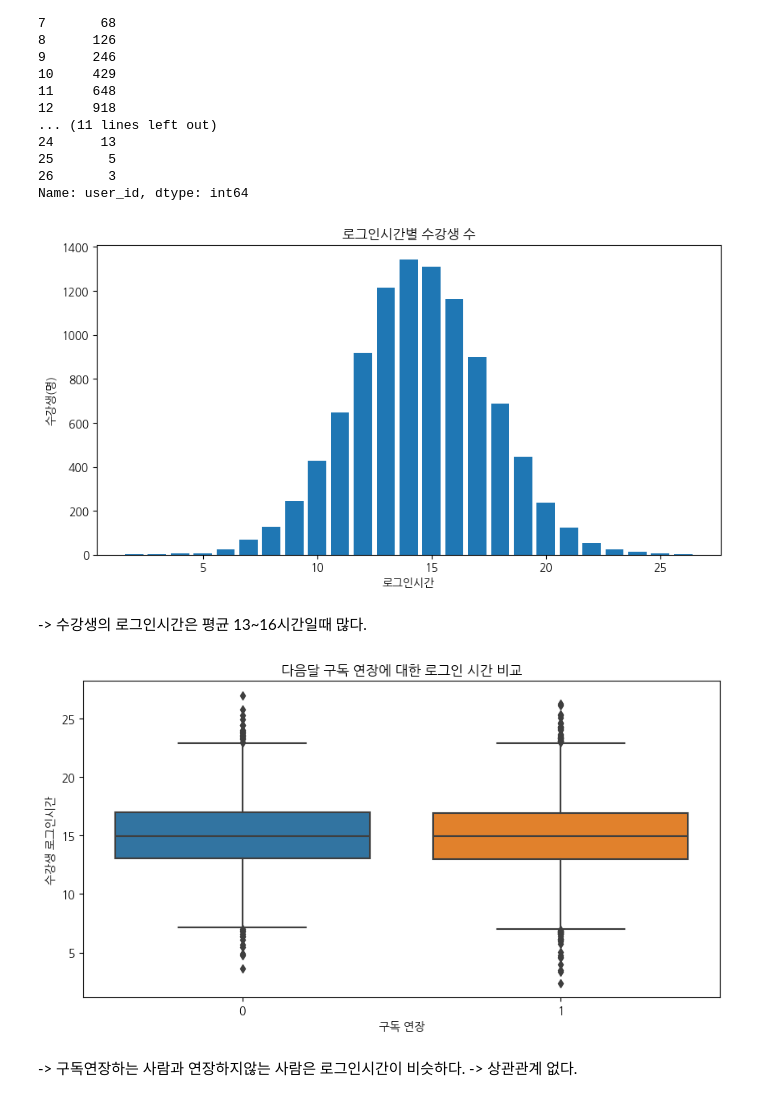
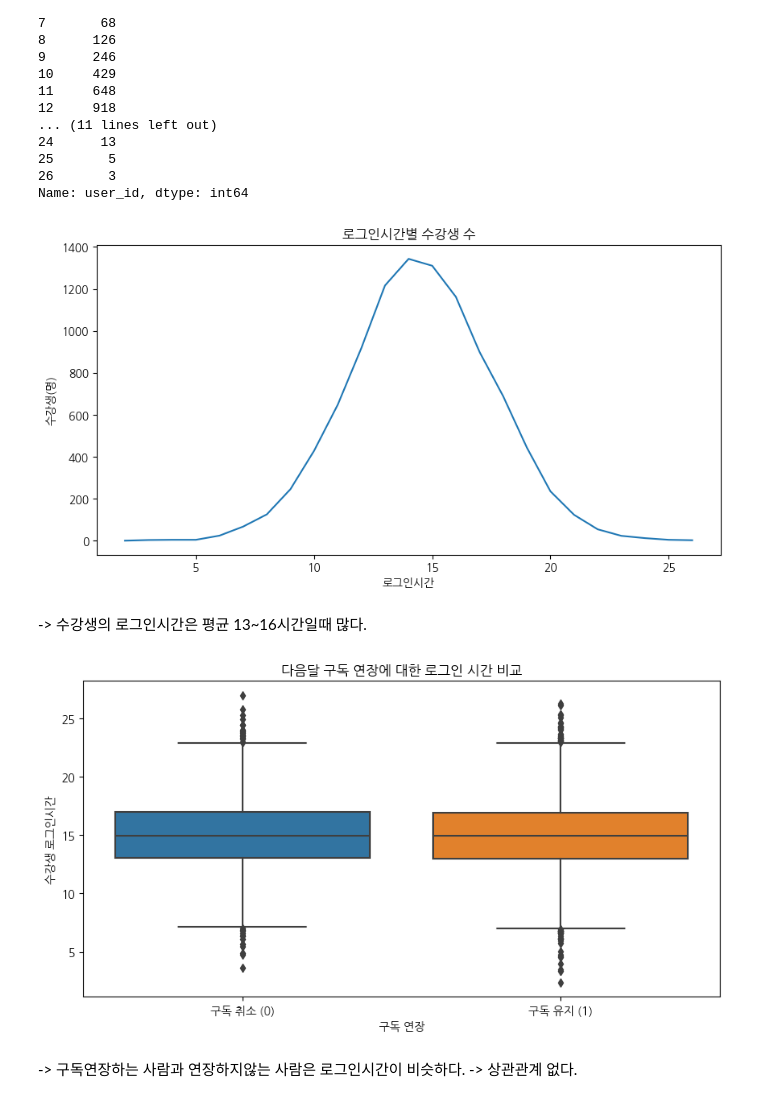
Before and after one commit to kimsumin-creat/wassup3, a Jupyter notebook: 05_Data_Analysis/DA_Mini_Project.ipynb, the cells around one changed output. Cells and saved outputs as stored; diff of their text form; code cells hidden in the pictures.

```diff
--- a/05_Data_Analysis/DA_Mini_Project.ipynb
+++ b/05_Data_Analysis/DA_Mini_Project.ipynb
@@ -150,26 +150,26 @@ Name: user_id, dtype: int64
 # %%
 # 사용자로그인시간별 유저수 그래프
 #그래프 사이즈
 plt.figure(figsize=(10,5))
 
 #그래프 x축 y축
-plt.bar(avg_login_time.index, avg_login_time.values)
+plt.plot(avg_login_time.index, avg_login_time.values)
 #그래프 명
 plt.title('로그인시간별 수강생 수')
 
 #그래프 x축 레이블
 plt.xlabel('로그인시간')
 
 #그래프 y축 레이블
 plt.ylabel('수강생(명)')
 
 #x축 레이블을
 plt.xticks()
 
 #그래프 출력
 plt.show()
 # %% [output]
-[figure, old version]
+[figure, new version]
 # %% [markdown]
 -> 수강생의 로그인시간은 평균 13~16시간일때 많다.
 # %%
@@ -178,9 +178,11 @@ sns.boxplot(x='target', y='average_login_time', data=mini)
 plt.title('다음달 구독 연장에 대한 로그인 시간 비교')
 plt.xlabel('구독 연장')
 plt.ylabel('수강생 로그인시간')
+plt.xticks([0, 1], ['구독 취소 (0)', '구독 유지 (1)'])
+
 plt.show()
 # %% [output]
-[figure, old version]
+[figure, new version]
 # %% [markdown]
 -> 구독연장하는 사람과 연장하지않는 사람은 로그인시간이 비슷하다.
 -> 상관관계 없다.
```
Also changed, not shown: parts of 12 cells of this notebook.
